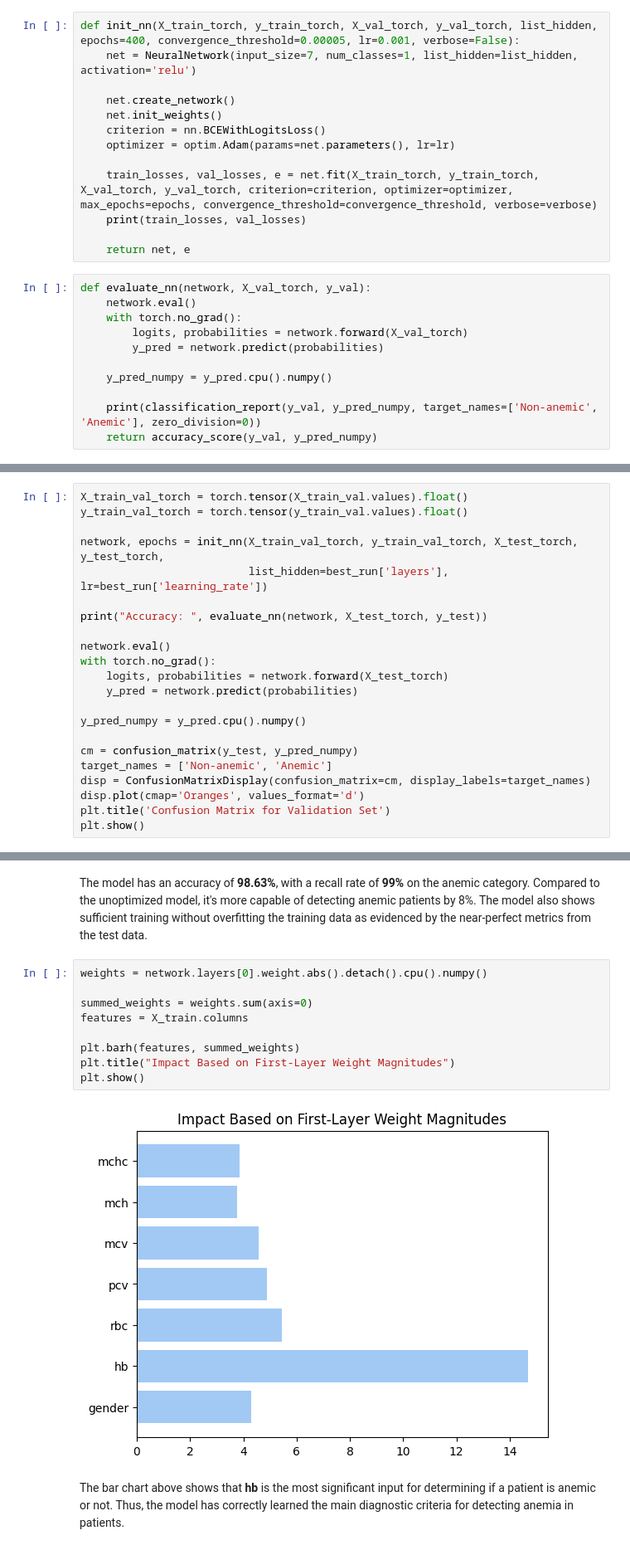
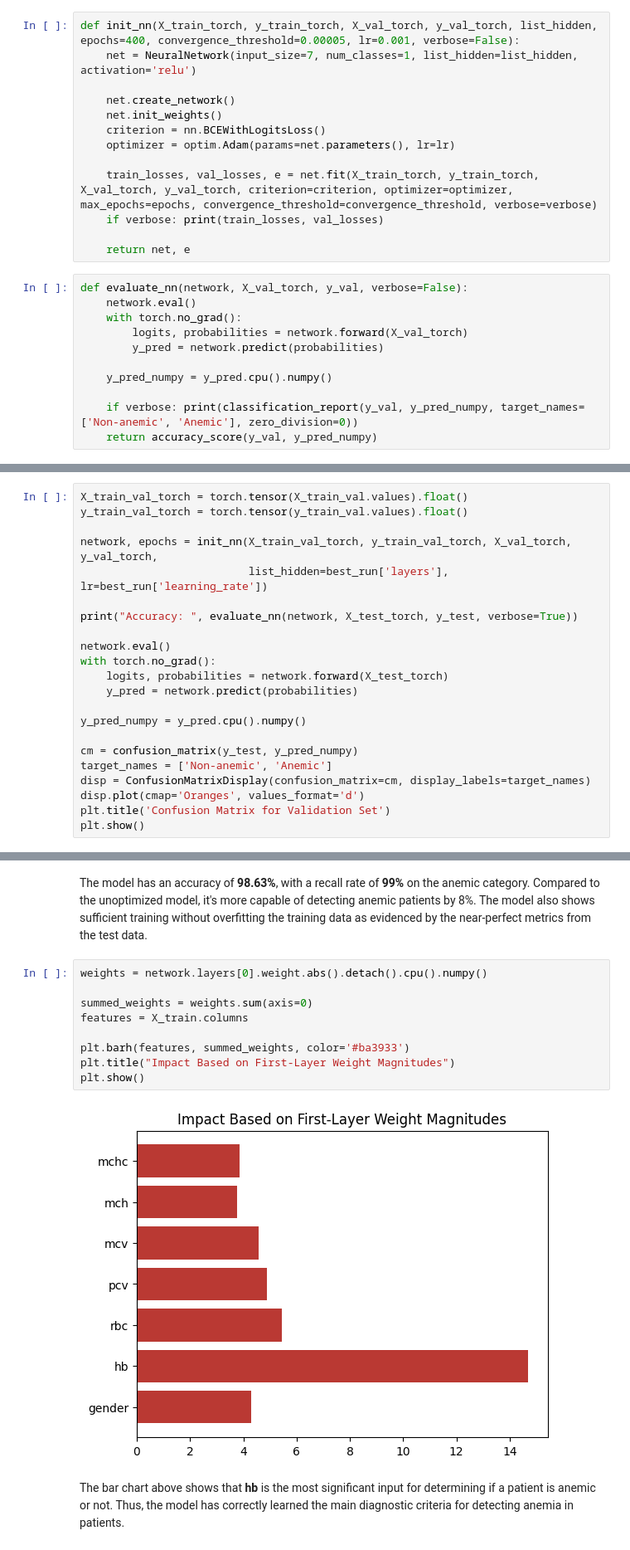
Before and after one commit to ntole24/stintsy_4CS, a Jupyter notebook: mco.ipynb, the cells around one changed output, grey strips where cells are left out. Shown at 83% size. Saved outputs shown, nothing was run; the diff lists cells and outputs as text.

```diff
--- a/mco.ipynb
+++ b/mco.ipynb
@@ -1150,11 +1150,11 @@ def init_nn(X_train_torch, y_train_torch, X_val_torch, y_val_torch, list_hidden,
     optimizer = optim.Adam(params=net.parameters(), lr=lr)
 
     train_losses, val_losses, e = net.fit(X_train_torch, y_train_torch, X_val_torch, y_val_torch, criterion=criterion, optimizer=optimizer, max_epochs=epochs, convergence_threshold=convergence_threshold, verbose=verbose)
-    print(train_losses, val_losses)
+    if verbose: print(train_losses, val_losses)
 
     return net, e
 # %%
-def evaluate_nn(network, X_val_torch, y_val):
+def evaluate_nn(network, X_val_torch, y_val, verbose=False):
     network.eval()
     with torch.no_grad():
         logits, probabilities = network.forward(X_val_torch)
@@ -1162,7 +1162,7 @@ def evaluate_nn(network, X_val_torch, y_val):
 
     y_pred_numpy = y_pred.cpu().numpy()
 
-    print(classification_report(y_val, y_pred_numpy, target_names=['Non-anemic', 'Anemic'], zero_division=0))
+    if verbose: print(classification_report(y_val, y_pred_numpy, target_names=['Non-anemic', 'Anemic'], zero_division=0))
     return accuracy_score(y_val, y_pred_numpy)
 # %% [markdown]
 Adjusting the hidden layers may yield a lower loss value, as the network would be able to determine certain correlations between features.
@@ -1247,10 +1247,10 @@ To check against model overfitting, evaluate the model using the test set.
 X_train_val_torch = torch.tensor(X_train_val.values).float()
 y_train_val_torch = torch.tensor(y_train_val.values).float()
 
-network, epochs = init_nn(X_train_val_torch, y_train_val_torch, X_test_torch, y_test_torch,
+network, epochs = init_nn(X_train_val_torch, y_train_val_torch, X_val_torch, y_val_torch,
                           list_hidden=best_run['layers'], lr=best_run['learning_rate'])
 
-print("Accuracy: ", evaluate_nn(network, X_test_torch, y_test))
+print("Accuracy: ", evaluate_nn(network, X_test_torch, y_test, verbose=True))
 
 network.eval()
 with torch.no_grad():
@@ -1284,14 +1283,14 @@ The model has an accuracy of **98.63%**, with a recall rate of **99%** on the an
 # %%
 weights = network.layers[0].weight.abs().detach().cpu().numpy()
 
 summed_weights = weights.sum(axis=0)
 features = X_train.columns
 
-plt.barh(features, summed_weights)
+plt.barh(features, summed_weights, color='#ba3933')
 plt.title("Impact Based on First-Layer Weight Magnitudes")
 plt.show()
 # %% [output]
-[figure, old version]
+[figure, new version]
 # %% [markdown]
 The bar chart above shows that **hb** is the most significant input for determining if a patient is anemic or not. Thus, the model has correctly learned the main diagnostic criteria for detecting anemia in patients.
 # %% [markdown]
```
Also changed, not shown: parts of 3 cells of this notebook, 1 other file.
